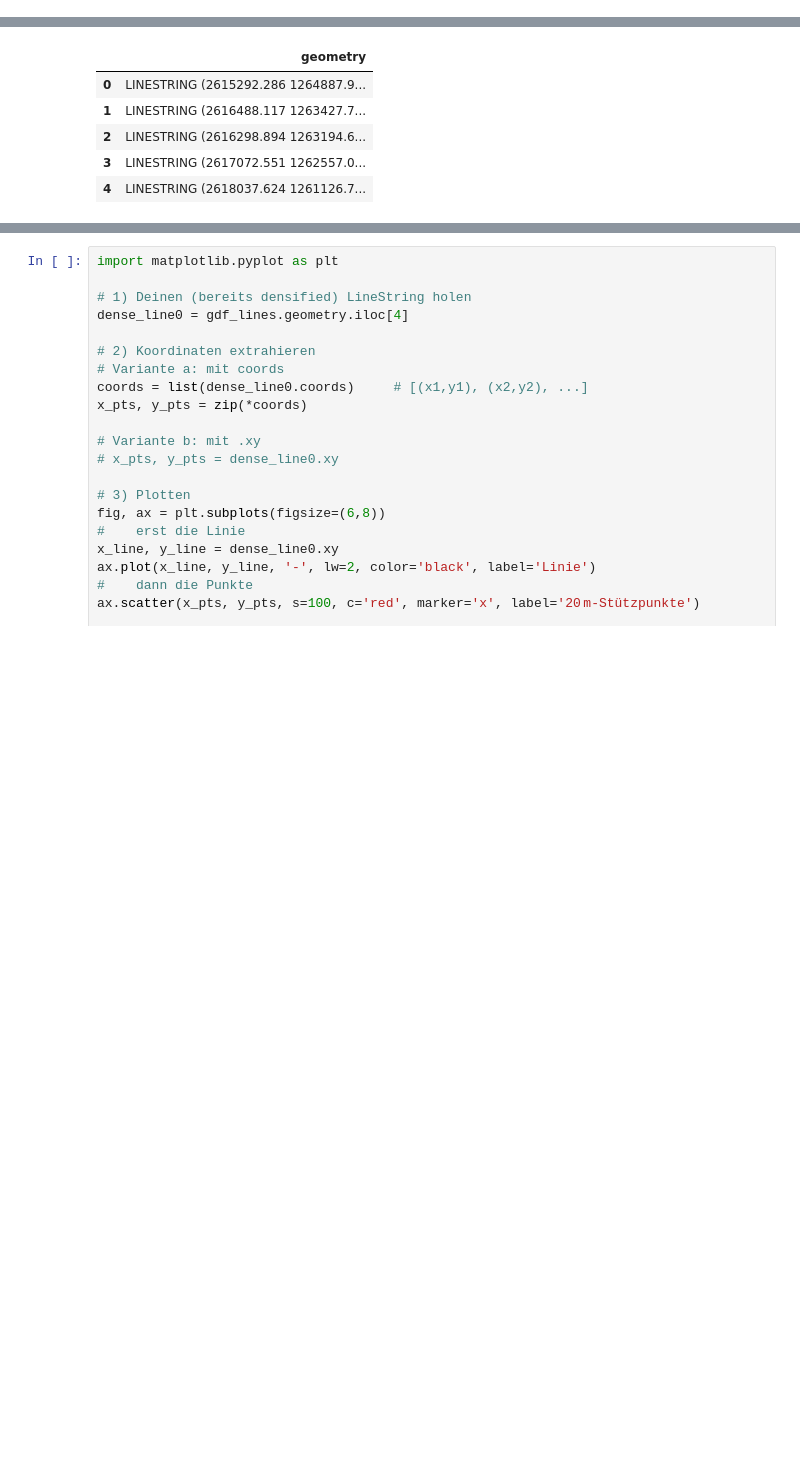
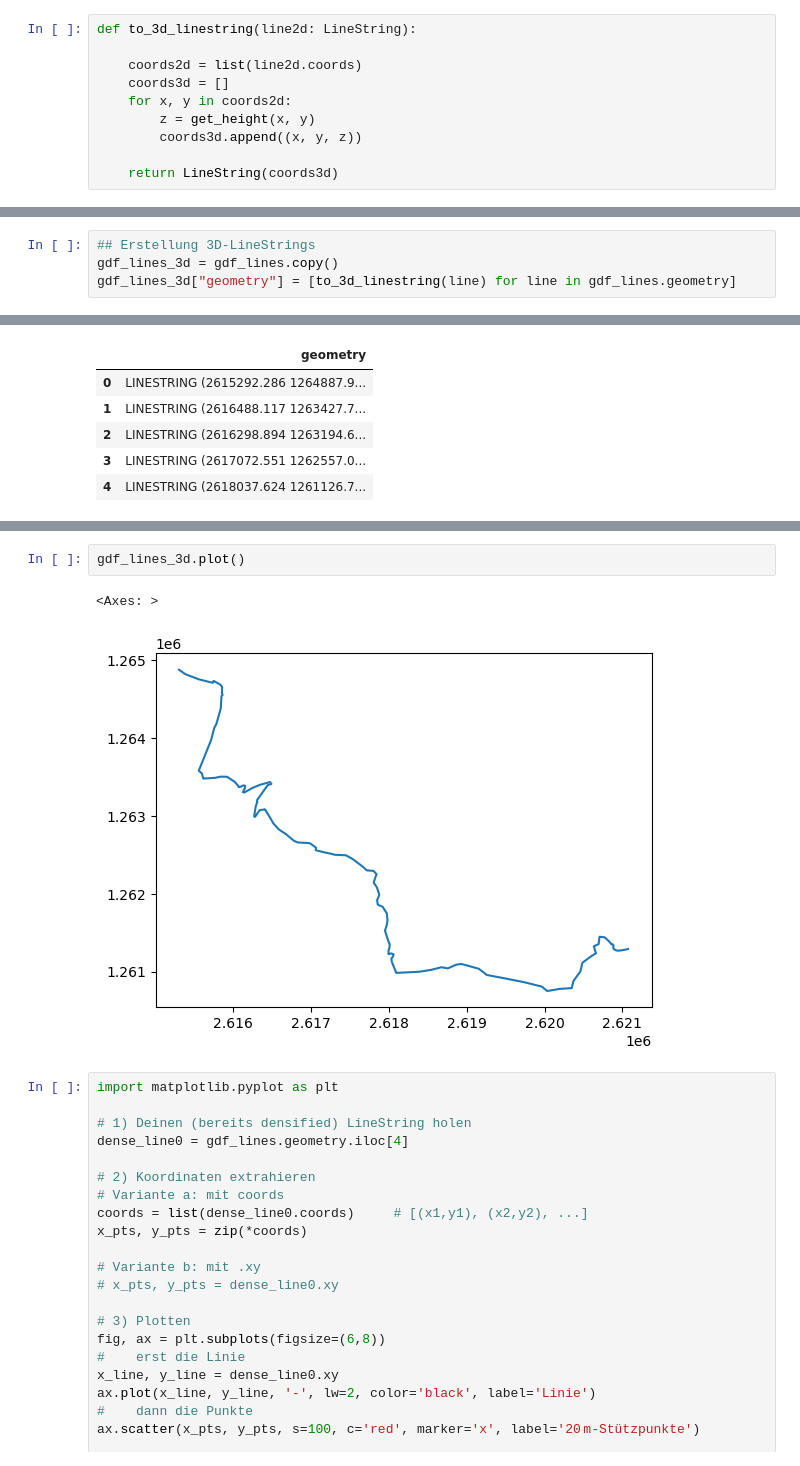
Before and after one commit to rbo-xyz/GrSchmetterling_Hackathon, a Jupyter notebook: testing_rbo/parser_web.ipynb, the cells around one changed output, grey strips where cells are left out. Cells and saved outputs as stored; diff of their text form; blank space fills up the shorter version.

```diff
--- a/testing_rbo/parser_web.ipynb
+++ b/testing_rbo/parser_web.ipynb
@@ -37,6 +37,16 @@ def densify(linestring: LineString,
     pts = [linestring.interpolate(d) for d in all_dists]
 
     return LineString([(p.x, p.y) for p in pts])
+# %%
+def to_3d_linestring(line2d: LineString):
+
+    coords2d = list(line2d.coords)
+    coords3d = []
+    for x, y in coords2d:
+        z = get_height(x, y)
+        coords3d.append((x, y, z))
+
+    return LineString(coords3d)
 # %%
 
 ## Erstellung Waypoints GeoDataFrame
@@ -66,6 +76,10 @@ gdf_lines = gpd.GeoDataFrame(
 
 ## Weitere Stützpunkte den Linestrings hinzufügen
 gdf_lines['geometry'] = gdf_lines.geometry.apply(lambda ln: densify(ln, interval=100.0))
+# %%
+## Erstellung 3D-LineStrings
+gdf_lines_3d = gdf_lines.copy()
+gdf_lines_3d["geometry"] = [to_3d_linestring(line) for line in gdf_lines.geometry]
 # %%
 gdf_waypoints
 # %% [output]
@@ -88,3 +111,8 @@ gdf_lines
+# %%
+gdf_lines_3d.plot()
+# %% [output]
+<Axes: >
+[figure, added]
 # %%
 import matplotlib.pyplot as plt
 
```
Also changed, not shown: parts of 1 cell of this notebook, 1 other file.
